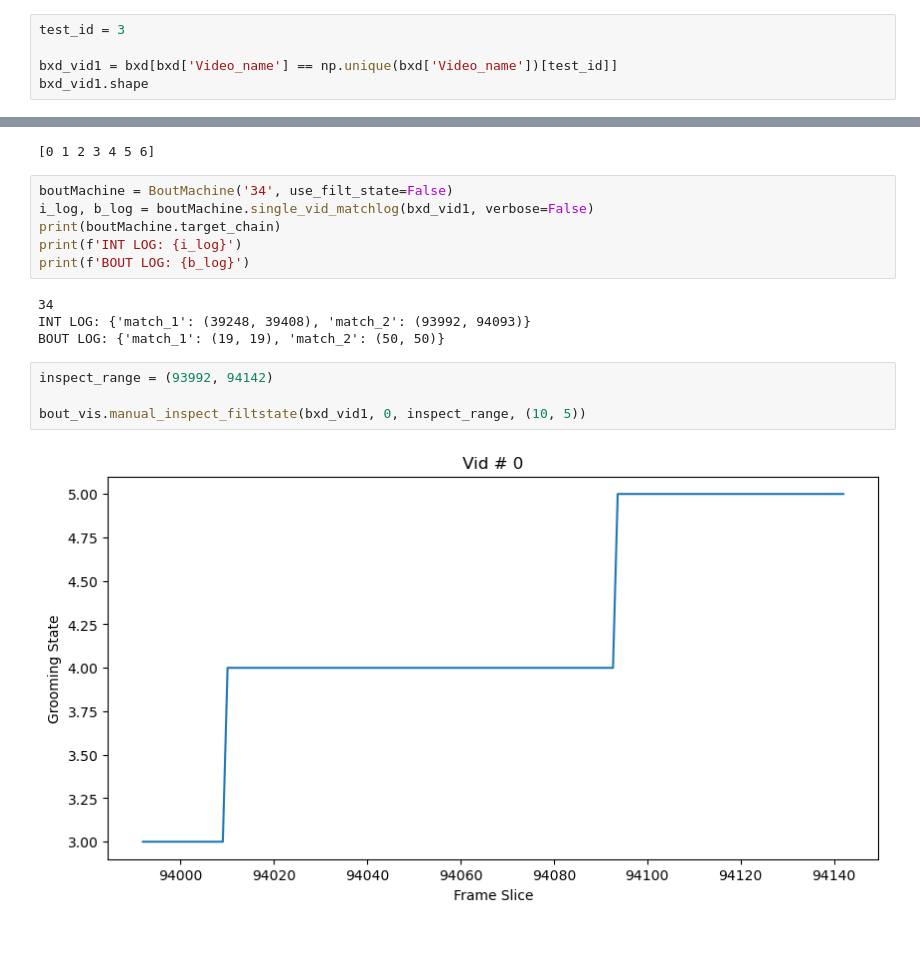
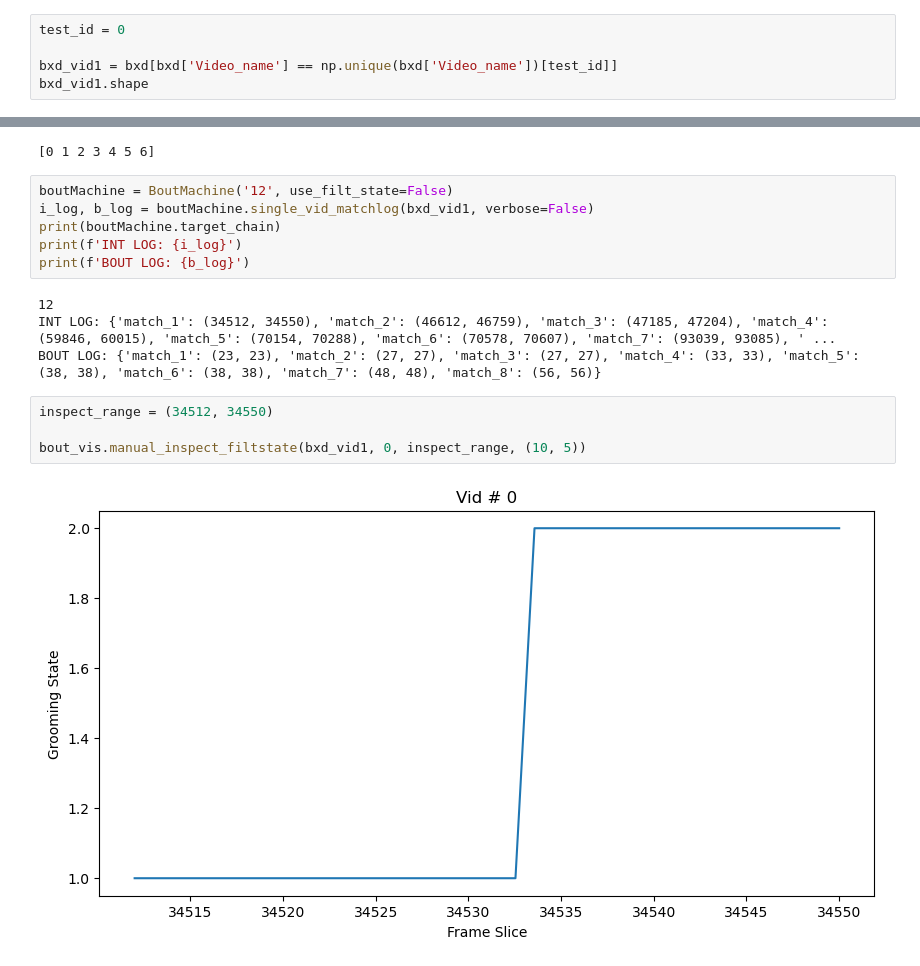
Before and after one commit to brigbrog/Syntactic-Grooming, a Jupyter notebook: bout_machine.ipynb, the cells around one changed output, grey strips where cells are left out. Saved outputs shown, nothing was run; the diff lists cells and outputs as text.

```diff
--- a/bout_machine.ipynb
+++ b/bout_machine.ipynb
@@ -182,7 +182,7 @@ bxd.head(10)
 | 8 | 4293 | 49 | 3 | /projects/kumar-lab/bxd-survey-da... | LL1-B2B/2019-06-25_SPD/LL1-1_0308... | BXD194/RwwJ | M | 4342 | Genital_Groom | ... |
 | 9 | 4342 | 12 | 0 | /projects/kumar-lab/bxd-survey-da... | LL1-B2B/2019-06-25_SPD/LL1-1_0308... | BXD194/RwwJ | M | 4354 | Paw_Lick | ... |
 # %%
-test_id = 3
+test_id = 0
 
 bxd_vid1 = bxd[bxd['Video_name'] == np.unique(bxd['Video_name'])[test_id]]
 bxd_vid1.shape
@@ -204,18 +204,18 @@ print(np.unique(bxd_vid1['Ordered_State']))
 # %% [output]
 [0 1 2 3 4 5 6]
 # %%
-boutMachine = BoutMachine('34', use_filt_state=False)
+boutMachine = BoutMachine('12', use_filt_state=False)
 i_log, b_log = boutMachine.single_vid_matchlog(bxd_vid1, verbose=False)
 print(boutMachine.target_chain)
 print(f'INT LOG: {i_log}')
 print(f'BOUT LOG: {b_log}')
 # %% [output]
-34
-INT LOG: {'match_1': (39248, 39408), 'match_2': (93992, 94093)}
-BOUT LOG: {'match_1': (19, 19), 'match_2': (50, 50)}
+12
+INT LOG: {'match_1': (34512, 34550), 'match_2': (46612, 46759), 'match_3': (47185, 47204), 'match_4': (59846, 60015), 'match_5': (70154, 70288), 'match_6': (70578, 70607), 'match_7': (93039, 93085), ' ...
+BOUT LOG: {'match_1': (23, 23), 'match_2': (27, 27), 'match_3': (27, 27), 'match_4': (33, 33), 'match_5': (38, 38), 'match_6': (38, 38), 'match_7': (48, 48), 'match_8': (56, 56)}
 # %%
-inspect_range = (93992, 94142)
+inspect_range = (34512, 34550)
 
 bout_vis.manual_inspect_filtstate(bxd_vid1, 0, inspect_range, (10, 5))
 # %% [output]
-[figure, old version]
+[figure, new version]
```
Also changed, not shown: parts of 10 cells of this notebook, 1 other file.
